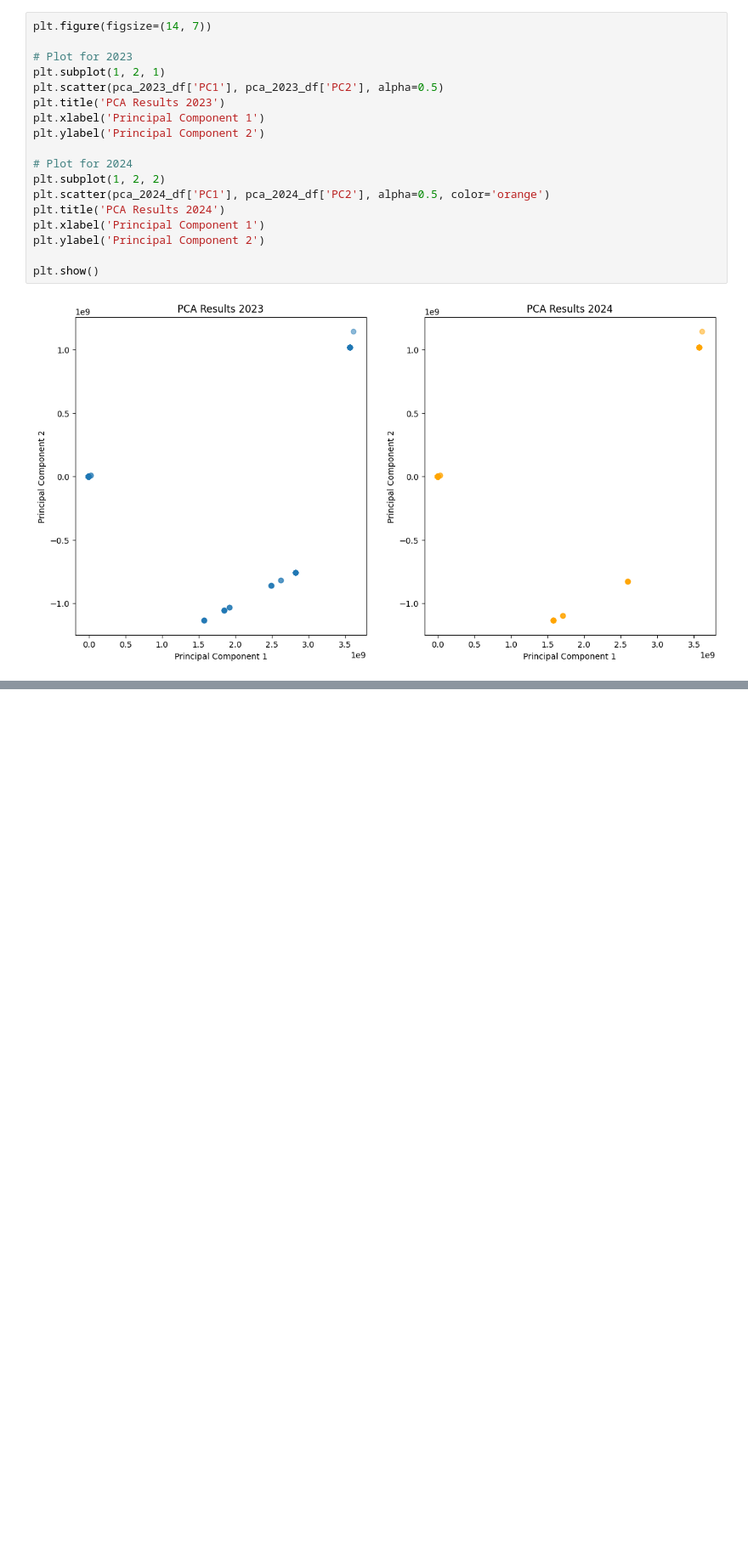
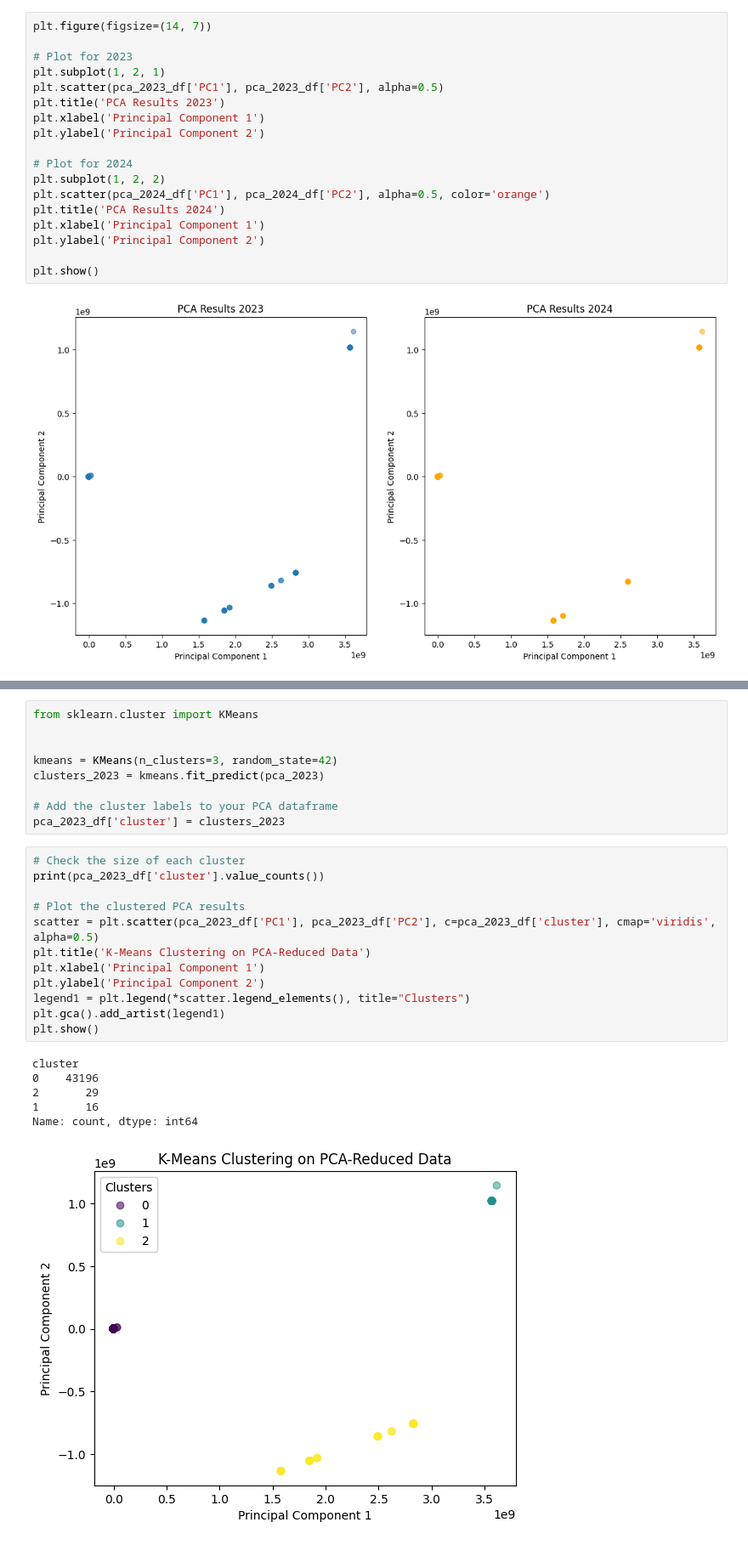
Before and after one commit to pyanda2/CS412_semproj, a Jupyter notebook: proj.ipynb, the cells around one changed output, grey strips where cells are left out. Shown: that part at 85% size. Saved outputs shown, nothing was run; the diff lists cells and outputs as text; blank space fills up the shorter version.

Commit message:
updated with k-means clustering

```diff
--- a/proj.ipynb
+++ b/proj.ipynb
@@ -96,0 +125,28 @@ plt.show()
+# %%
+from sklearn.cluster import KMeans
+
+
+kmeans = KMeans(n_clusters=3, random_state=42)
+clusters_2023 = kmeans.fit_predict(pca_2023)
+
+# Add the cluster labels to your PCA dataframe
+pca_2023_df['cluster'] = clusters_2023
+# %%
+# Check the size of each cluster
+print(pca_2023_df['cluster'].value_counts())
+
+# Plot the clustered PCA results
+scatter = plt.scatter(pca_2023_df['PC1'], pca_2023_df['PC2'], c=pca_2023_df['cluster'], cmap='viridis', alpha=0.5)
+plt.title('K-Means Clustering on PCA-Reduced Data')
+plt.xlabel('Principal Component 1')
+plt.ylabel('Principal Component 2')
+legend1 = plt.legend(*scatter.legend_elements(), title="Clusters")
+plt.gca().add_artist(legend1)
+plt.show()
+# %% [output]
+cluster
+0    43196
+2       29
+1       16
+Name: count, dtype: int64
+[figure, added]
```
Also changed, not shown: parts of 3 cells of this notebook, 1 other file.
